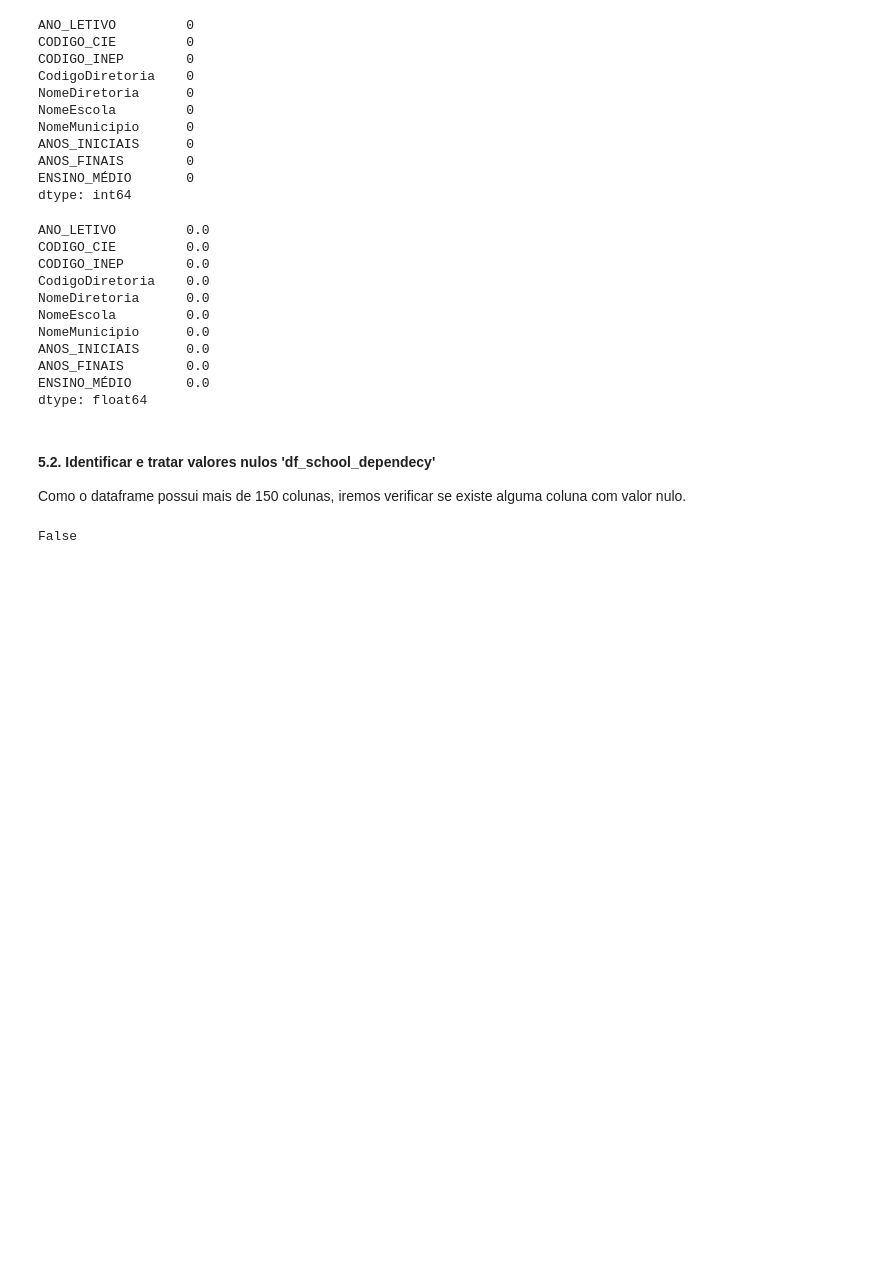
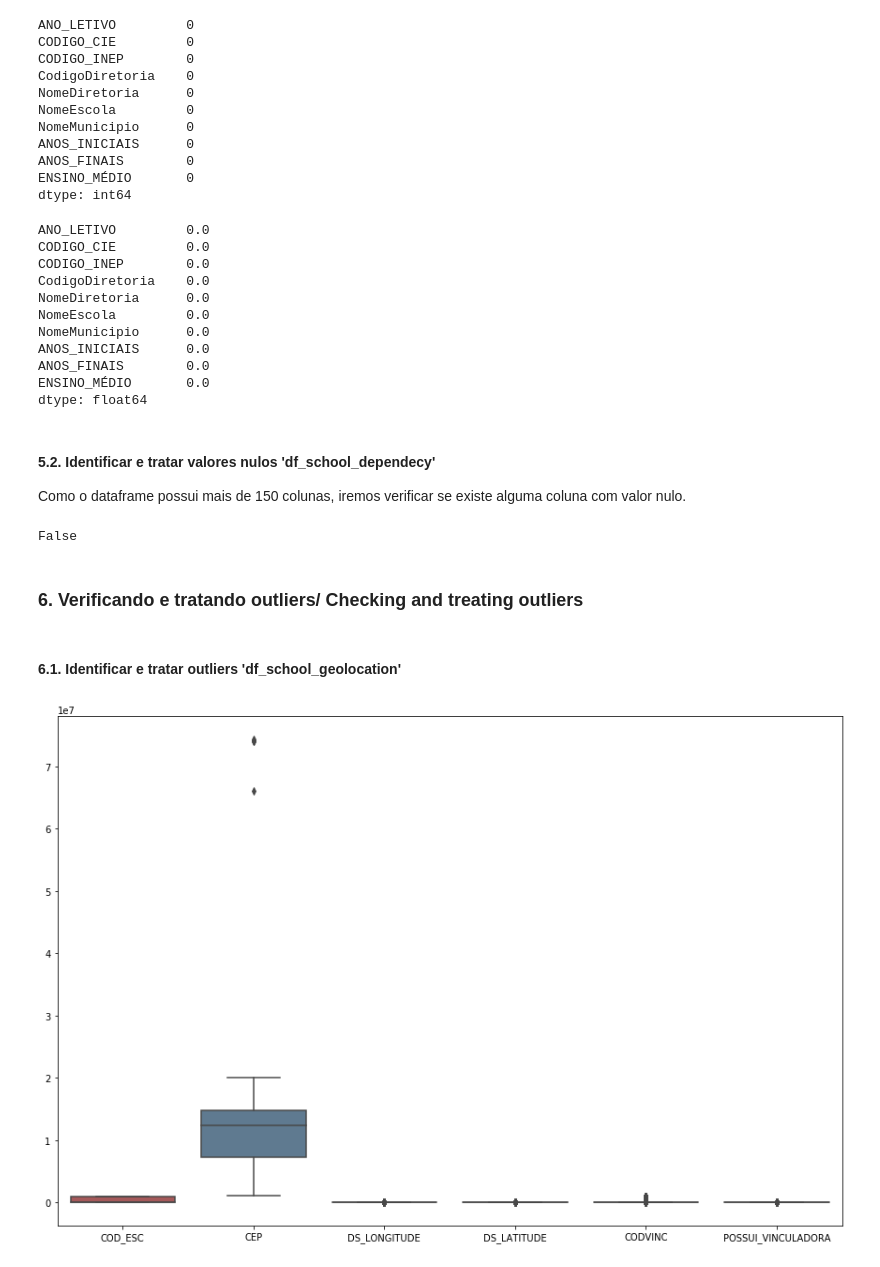
Before and after one commit to Joao-TheCosmosIsInfinite/FIA_TCC, a Jupyter notebook: notebooks/entrega2_Post12_joaoPaulo.ipynb, the cells around one changed output. Drawn from its saved outputs; the diff is of its cells as text; code cells hidden in the pictures; blank space fills up the shorter version.

Commit message:
Realizando a captação e tratamento de outliers.

```diff
--- a/notebooks/entrega2_Post12_joaoPaulo.ipynb
+++ b/notebooks/entrega2_Post12_joaoPaulo.ipynb
@@ -362,3 +374,26 @@ dtype: float64
 df_school_dependecy.isnull().any().any()
 # %% [output]
 False
+# %% [markdown]
+<a id = 'head3_check_outliers'></a>
+<h3>6. Verificando e tratando outliers/ Checking and treating outliers</h3>
+# %% [markdown]
+<a id = 'head4_outlier_school_geolocation'></a>
+<h4>6.1. Identificar e tratar outliers 'df_school_geolocation'</h4>
+# %%
+## Tamanho da figura
+plt.figure(figsize = (15,10))
+
+## Paleta de cores
+sns_my_palete_01 = sns.color_palette('Set1',
+                                     n_colors = 8,
+                                     desat = 0.5)
+
+## Criação do objeto referente a plotagem
+ax = sns.boxplot(data = df_school_geolocation,
+                 palette = sns_my_palete_01 )
+
+## Exibir gráfico
+plt.show()
+# %% [output]
+[figure, added]
```
Also changed, not shown: parts of 14 cells of this notebook.
